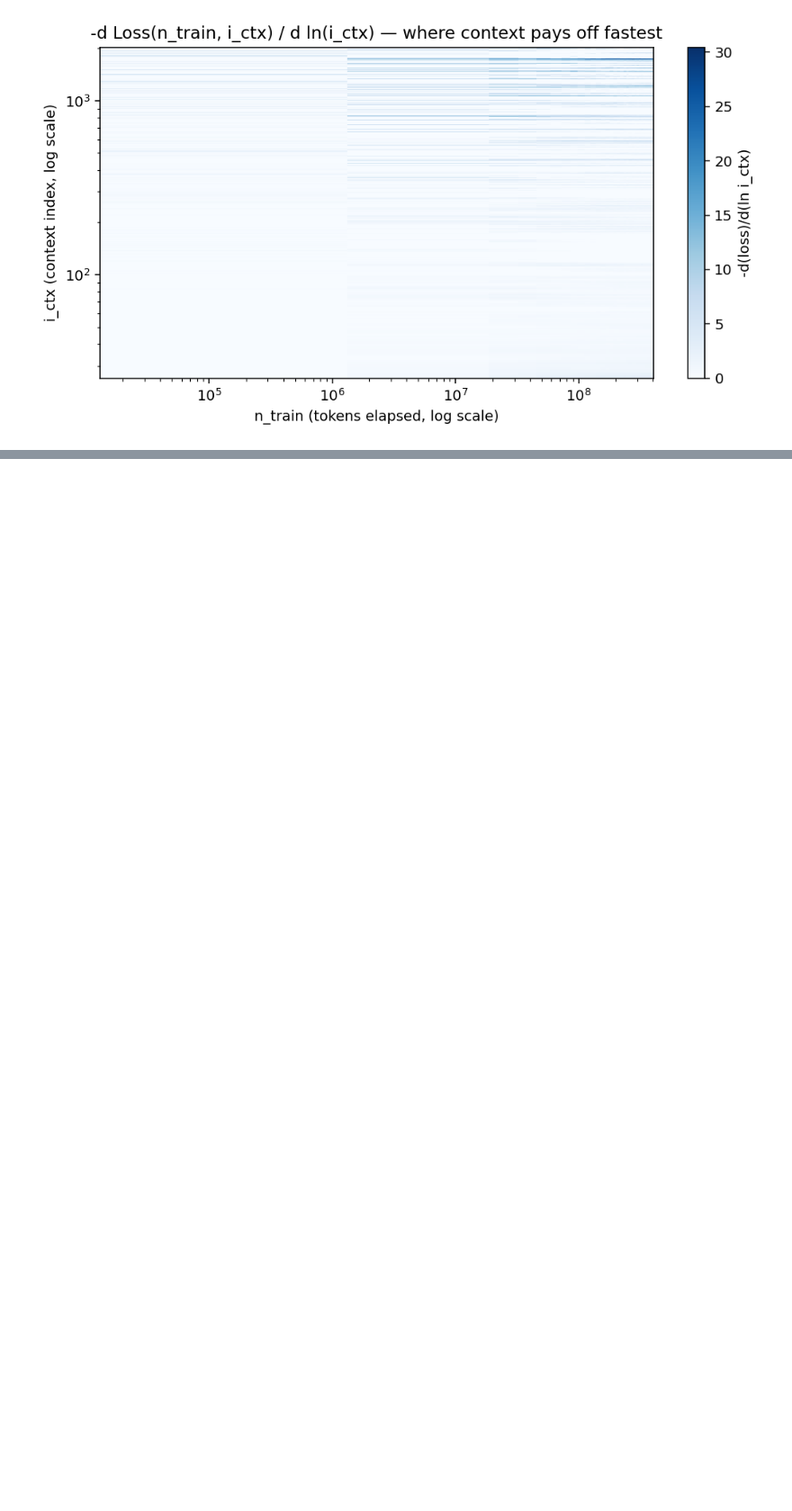
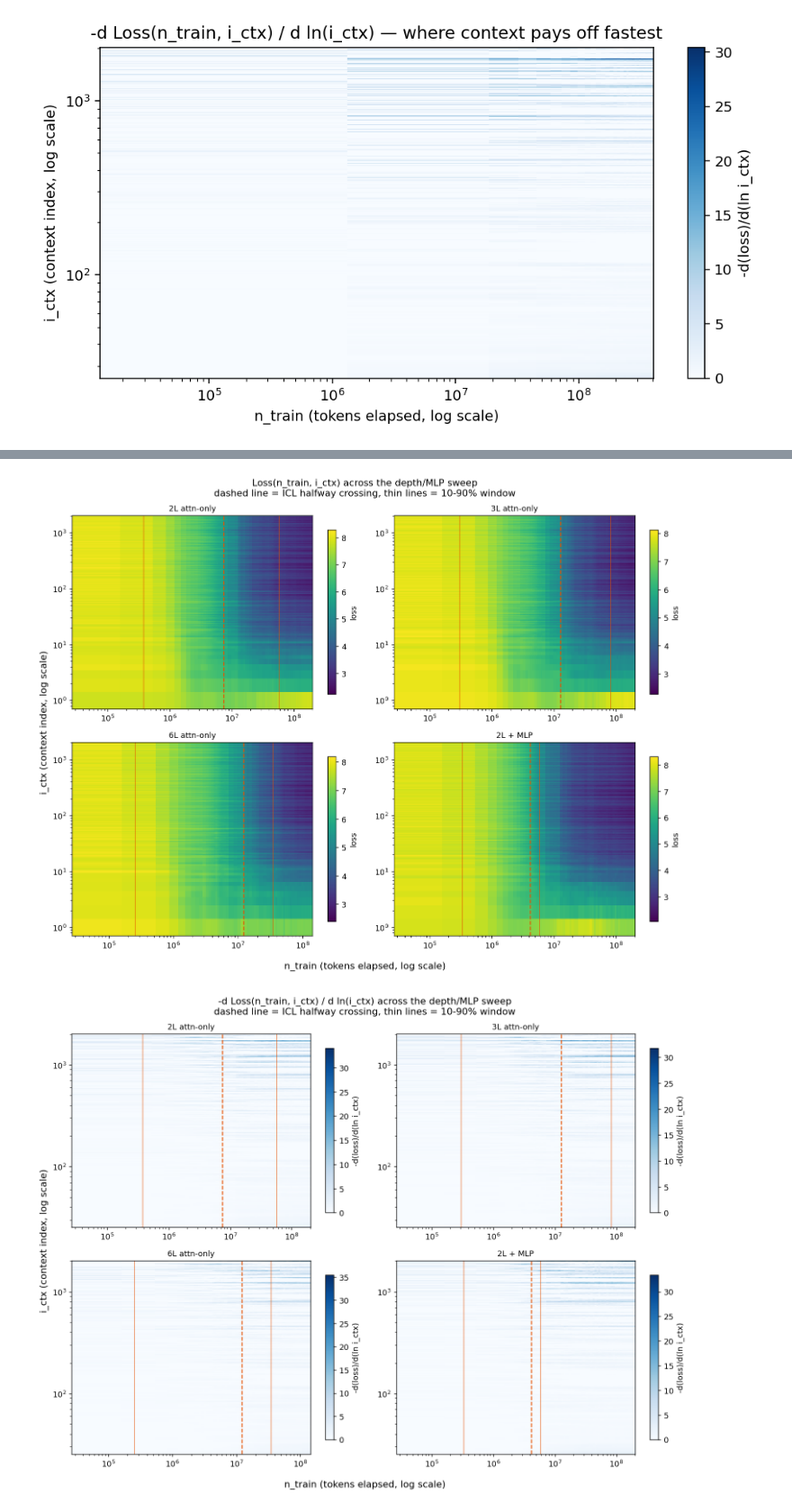
Before and after one commit to barmag/fanous-llm-lens, a Jupyter notebook: notebooks/in_context_learning/icl_from_scratch.ipynb, the cells around one changed output, grey strips where cells are left out. Shown at 90% size. Drawn from its saved outputs; the diff is of its cells as text; code cells hidden in the pictures; blank space fills up the shorter version.

```diff
--- a/notebooks/in_context_learning/icl_from_scratch.ipynb
+++ b/notebooks/in_context_learning/icl_from_scratch.ipynb
@@ -888,0 +998,69 @@ plt.show()
+# %%
+fig, axes = plt.subplots(2, 2, figsize=(12, 9), dpi=130)
+
+for ax, (label, _) in zip(axes.flat, SWEEP_CONFIGS):
+    d = sweep_data[label]
+    Z = np.array(d["per_pos"])
+    i_ctx = np.arange(1, Z.shape[1] + 1)
+    tokens_per_step = d["batch"] * n_ctx
+    n_train = (np.array(d["steps"]) + 1) * tokens_per_step
+    x_edges = log_edges(n_train)
+    y_edges = log_edges(i_ctx)
+
+    mesh = ax.pcolormesh(x_edges, y_edges, Z.T, shading="flat", cmap="viridis")
+    ax.set_xscale("log")
+    ax.set_yscale("log")
+    ax.set_title(d["title"], fontsize=10)
+    for s in (d["window_start"], d["window_end"]):
+        ax.axvline((s + 1) * tokens_per_step, color=HIGHLIGHT, alpha=0.6, linewidth=1)
+    ax.axvline((d["half_step"] + 1) * tokens_per_step, color=HIGHLIGHT, linestyle="--", linewidth=1.3)
+    fig.colorbar(mesh, ax=ax, label="loss", shrink=0.85)
+
+fig.supxlabel("n_train (tokens elapsed, log scale)")
+fig.supylabel("i_ctx (context index, log scale)")
+fig.suptitle(
+    "Loss(n_train, i_ctx) across the depth/MLP sweep\ndashed line = ICL halfway crossing, thin lines = 10-90% window",
+    fontsize=12,
+)
+fig.tight_layout()
+plt.show()
+
+fig, axes = plt.subplots(2, 2, figsize=(12, 9), dpi=130)
+w, half = 51, 51 // 2
+
+for ax, (label, _) in zip(axes.flat, SWEEP_CONFIGS):
+    d = sweep_data[label]
+    Z = np.array(d["per_pos"])
+    i_ctx = np.arange(1, Z.shape[1] + 1)
+    tokens_per_step = d["batch"] * n_ctx
+    n_train = (np.array(d["steps"]) + 1) * tokens_per_step
+    x_edges = log_edges(n_train)
+
+    smoothed = np.stack([smooth(row, w) for row in Z])[:, half:-half]
+    i_ctx_trim = i_ctx[half:-half]
+    log_ctx_trim = np.log(i_ctx_trim)
+    D = np.gradient(smoothed, log_ctx_trim, axis=1)
+    context_payoff = -D
+    y_edges_trim = log_edges(i_ctx_trim)
+
+    mesh = ax.pcolormesh(x_edges, y_edges_trim, context_payoff.T, shading="flat", cmap="Blues", vmin=0)
+    ax.set_xscale("log")
+    ax.set_yscale("log")
+    ax.set_title(d["title"], fontsize=10)
+    for s in (d["window_start"], d["window_end"]):
+        ax.axvline((s + 1) * tokens_per_step, color=HIGHLIGHT, alpha=0.6, linewidth=1)
+    ax.axvline((d["half_step"] + 1) * tokens_per_step, color=HIGHLIGHT, linestyle="--", linewidth=1.3)
+    fig.colorbar(mesh, ax=ax, label="-d(loss)/d(ln i_ctx)", shrink=0.85)
+
+fig.supxlabel("n_train (tokens elapsed, log scale)")
+fig.supylabel("i_ctx (context index, log scale)")
+fig.suptitle(
+    "-d Loss(n_train, i_ctx) / d ln(i_ctx) across the depth/MLP sweep\n"
+    "dashed line = ICL halfway crossing, thin lines = 10-90% window",
+    fontsize=12,
+)
+fig.tight_layout()
+plt.show()
+# %% [output]
+[figure, added]
+[figure, added]
```
Also changed, not shown: parts of 4 cells of this notebook.
